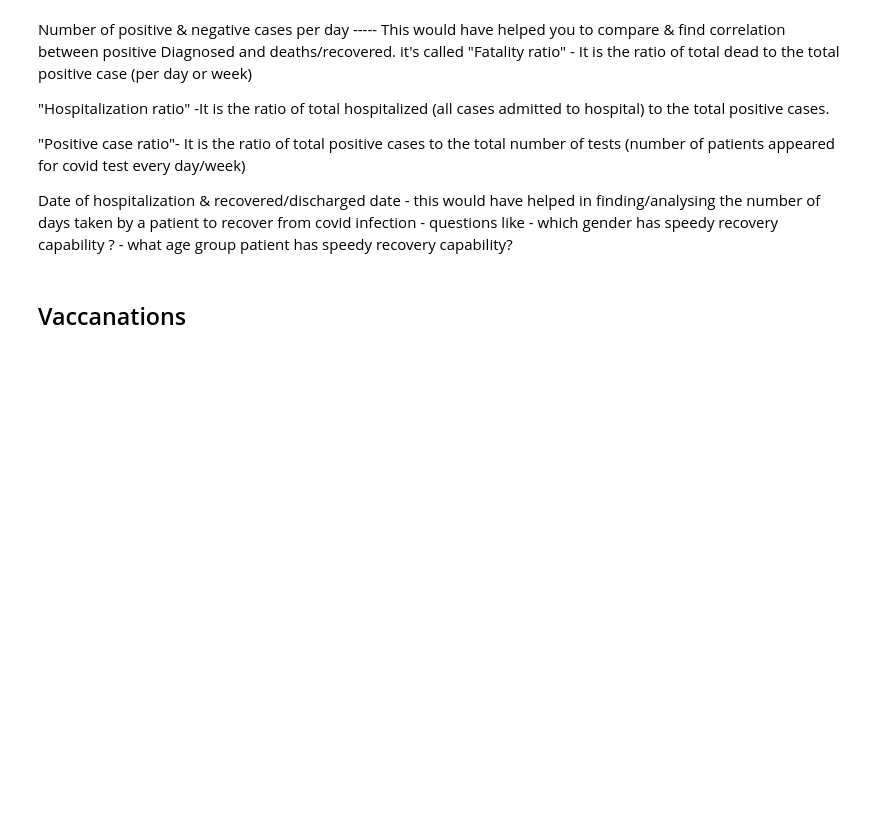
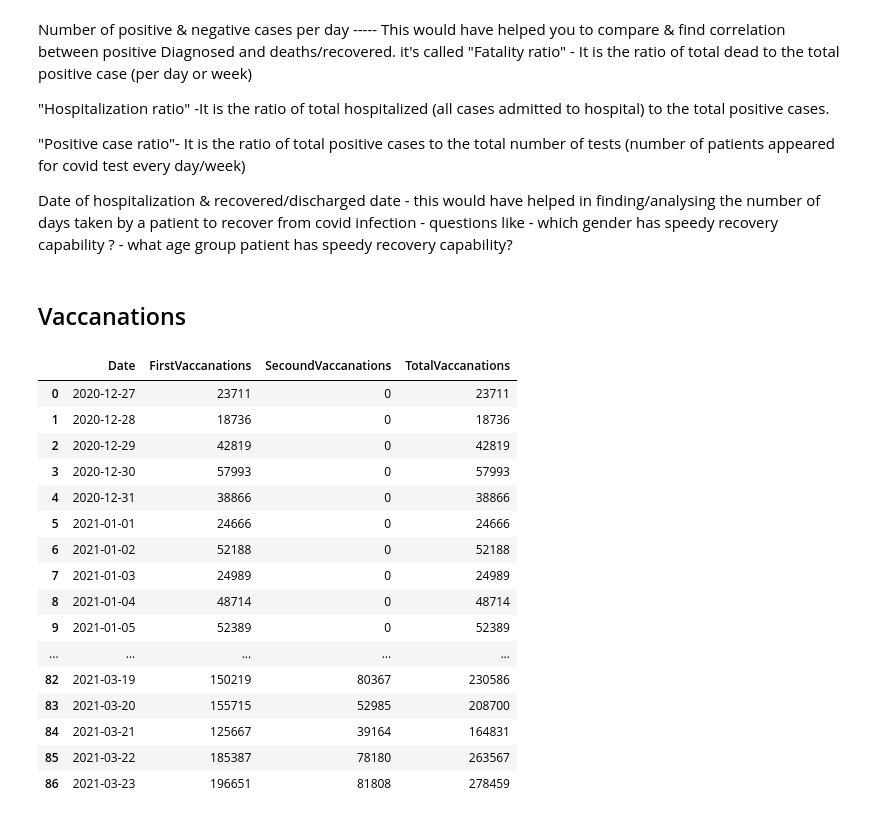
Before and after one commit to SebastianW89/COVID_19_GERMANY, a Jupyter notebook: COVID_WORLD.ipynb, the cells around one changed output. Saved outputs shown, nothing was run; the diff lists cells and outputs as text; code cells hidden in the pictures; blank space fills up the shorter version.

```diff
--- a/COVID_WORLD.ipynb
+++ b/COVID_WORLD.ipynb
@@ -315,6 +315,26 @@ vac=pd.read_excel(path+str('/Vaccanations.xlsx'),sheet_name=3)
 vac_headers=['Date','FirstVaccanations','SecoundVaccanations','TotalVaccanations']
 vac.drop(vac.tail(3).index,inplace=True)
 vac.columns=vac_headers
+# %%
+vac
+# %% [output]
+|  | Date | FirstVaccanations | SecoundVaccanations | TotalVaccanations |
+| 0 | 2020-12-27 | 23711 | 0 | 23711 |
+| 1 | 2020-12-28 | 18736 | 0 | 18736 |
+| 2 | 2020-12-29 | 42819 | 0 | 42819 |
+| 3 | 2020-12-30 | 57993 | 0 | 57993 |
+| 4 | 2020-12-31 | 38866 | 0 | 38866 |
+| 5 | 2021-01-01 | 24666 | 0 | 24666 |
+| 6 | 2021-01-02 | 52188 | 0 | 52188 |
+| 7 | 2021-01-03 | 24989 | 0 | 24989 |
+| 8 | 2021-01-04 | 48714 | 0 | 48714 |
+| 9 | 2021-01-05 | 52389 | 0 | 52389 |
+| ... | ... | ... | ... | ... |
+| 82 | 2021-03-19 | 150219 | 80367 | 230586 |
+| 83 | 2021-03-20 | 155715 | 52985 | 208700 |
+| 84 | 2021-03-21 | 125667 | 39164 | 164831 |
+| 85 | 2021-03-22 | 185387 | 78180 | 263567 |
+| 86 | 2021-03-23 | 196651 | 81808 | 278459 |
 # %%
 vac['Date']=pd.to_datetime(vac['Date'])
 vac.set_index('Date',inplace=True)
```
Also changed, not shown: parts of 20 cells of this notebook.
